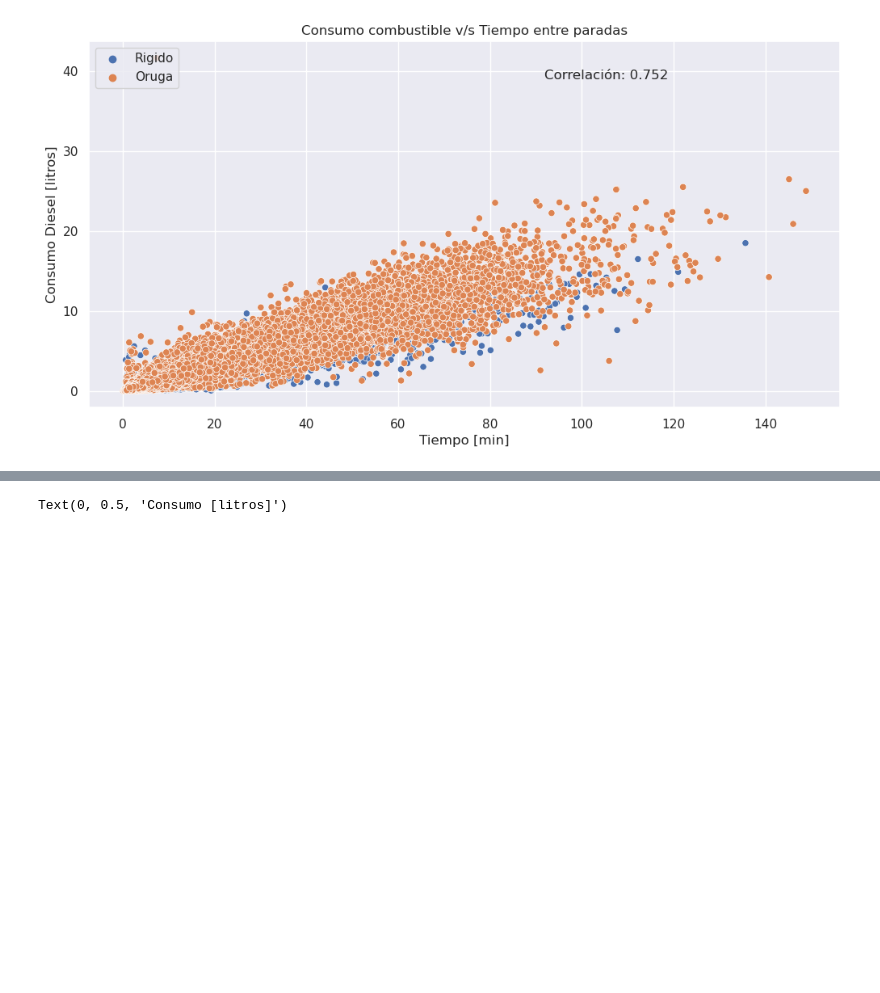
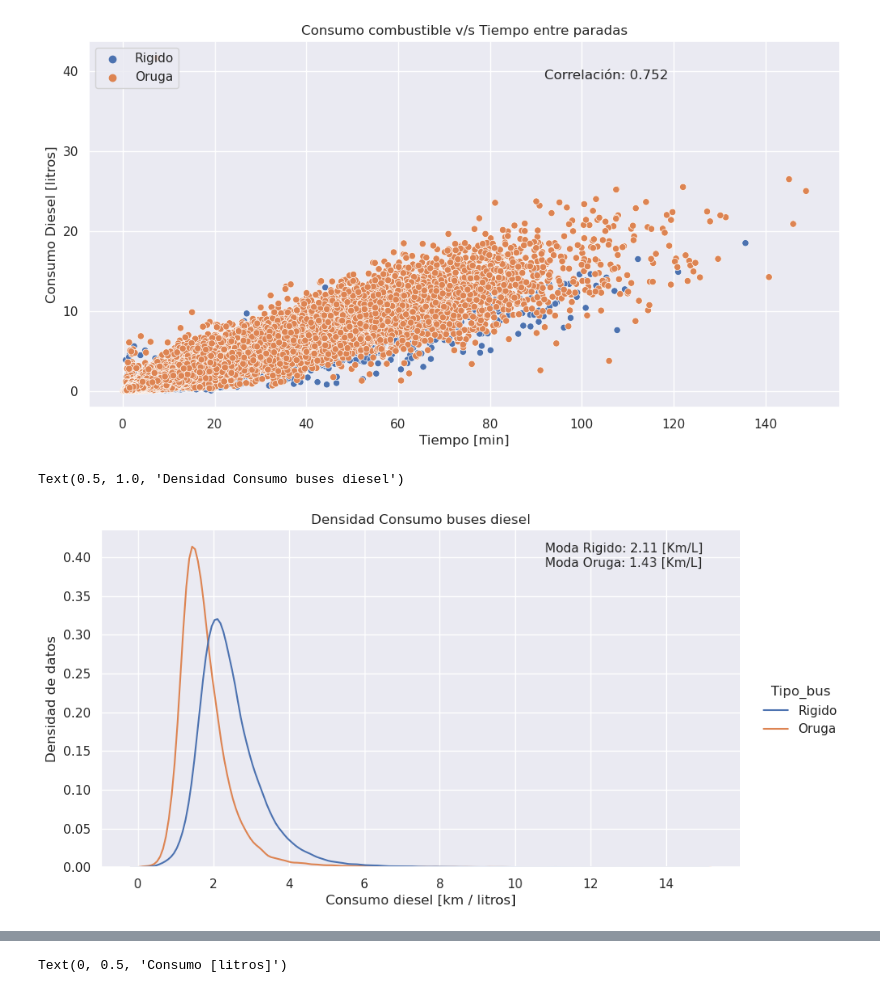
Before and after one commit to BrunoSE/estudio_consumo, a Jupyter notebook: explorar_cruce.ipynb, the cells around one changed output, grey strips where cells are left out. Cells and saved outputs as stored; diff of their text form; code cells hidden in the pictures; blank space fills up the shorter version.

```diff
--- a/explorar_cruce.ipynb
+++ b/explorar_cruce.ipynb
@@ -277,6 +277,43 @@ plt.ylabel('Consumo Diesel [litros]')
 # %% [output]
 Text(0, 0.5, 'Consumo Diesel [litros]')
 [figure]
+# %%
+mediana_rigido = data_final.loc[data_final['Tipo_bus'] == 'Rigido', 'Cons_km'].quantile(0.5)
+mediana_oruga = data_final.loc[data_final['Tipo_bus'] == 'Oruga', 'Cons_km'].quantile(0.5)
+
+g = sns.displot(data=data_final, x="Cons_km", hue="Tipo_bus", kind="kde", aspect=18/10)
+
+data_x, data_y = g.axes[0,0].get_lines()[1].get_data()
+moda_rigido = data_x[np.argmax(data_y)]
+data_x, data_y = g.axes[0,0].get_lines()[0].get_data()
+moda_oruga = data_x[np.argmax(data_y)]
+
+
+
+anotacion = (f"Moda Rigido: {round(moda_rigido, 2)} [Km/L]\n"
+             f"Moda Oruga: {round(moda_oruga, 2)} [Km/L]")
+
+
+if False:
+    anotacion = (f"Mediana Rigido: {round(mediana_rigido, 2)} [Km/L]\n"
+                 f"Mediana Oruga: {round(mediana_oruga, 2)} [Km/L]\n"
+                 f"\n"
+                 f"Moda Rigido: {round(moda_rigido, 2)} [Km/L]\n"
+                 f"Moda Oruga: {round(moda_oruga, 2)} [Km/L]")
+
+    plt.vlines(mediana_rigido, 0, 0.3, color='blue', ls=':')
+    plt.vlines(mediana_oruga, 0, 0.4, color='brown', ls=':')
+
+plt.annotate(anotacion,
+             xy=(0.625, 0.91), xycoords='figure fraction',
+             horizontalalignment='left', verticalalignment='top', fontsize=11)
+
+plt.ylabel('Densidad de datos')
+plt.xlabel('Consumo diesel [km / litros]')
+plt.title('Densidad Consumo buses diesel')
+# %% [output]
+Text(0.5, 1.0, 'Densidad Consumo buses diesel')
+[figure, added]
 # %%
 varx = 'dA'
 vary = 'Cons_km'
```
Also changed, not shown: parts of 2 cells of this notebook, 1 other file.
